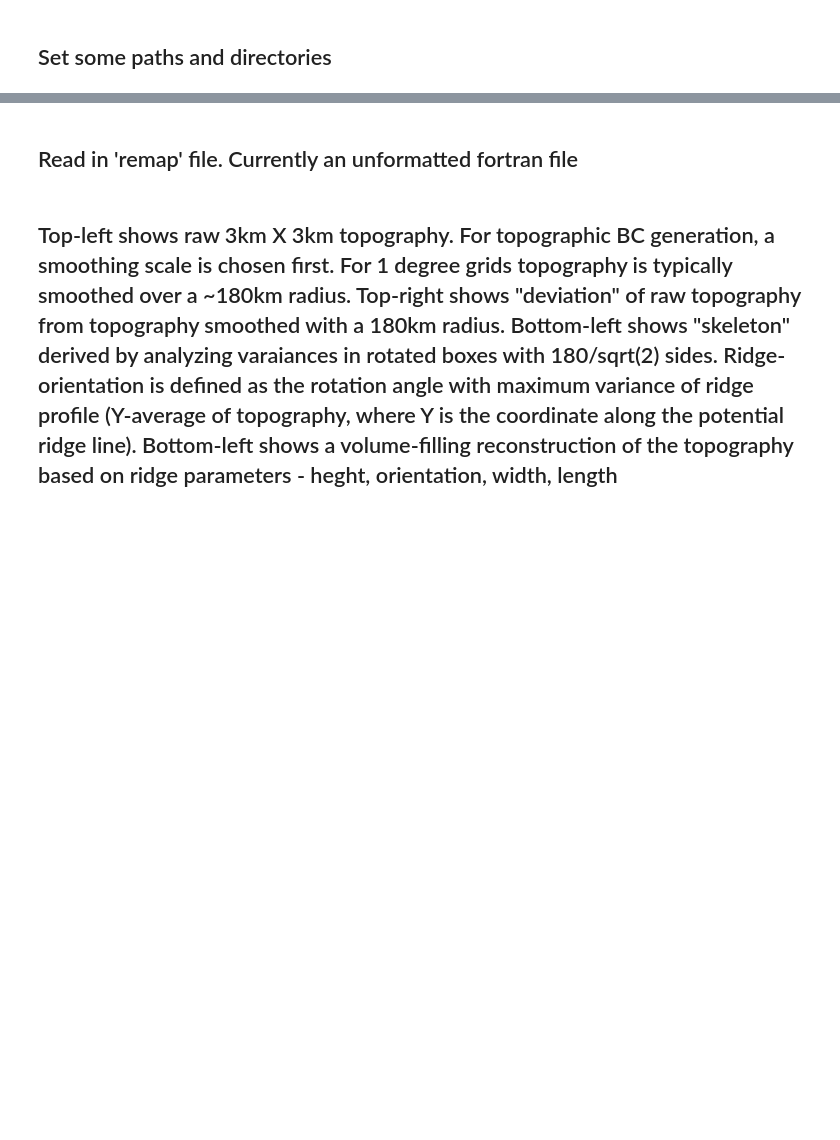
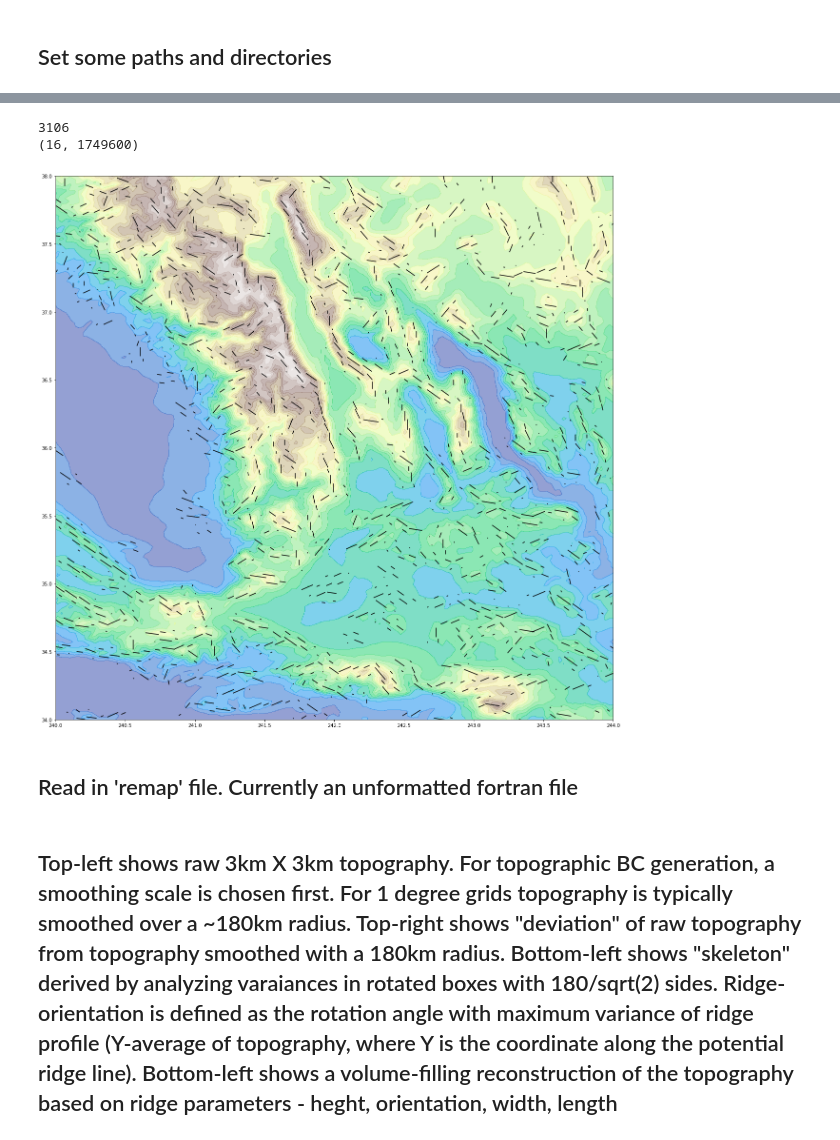
Before and after one commit to JulioTBacmeister/myPythonTools, a Jupyter notebook: TopoAna/ReadData.ipynb, the cells around one changed output, grey strips where cells are left out. Cells and saved outputs as stored; diff of their text form; code cells hidden in the pictures; blank space fills up the shorter version.

```diff
--- a/TopoAna/ReadData.ipynb
+++ b/TopoAna/ReadData.ipynb
@@ -50,0 +90,34 @@ tlons=np.reshape( topo['lon'].values , (6,nc,nc) )
+# %%
+#plt.axes( projection=ccrs.PlateCarree(central_longitude=0))
+lonrange=np.asarray([-120.,-116] )+360. #-2
+latrange=np.asarray([38,42])-4 #-4
+ip=3
+"""
+lonrange=np.asarray([0,40]) #+360 #-2
+latrange=np.asarray([-40,-0]) #-4
+ip=0
+"""
+zoo=np.where( ( (lonc<=lonrange[1])&(lonc>lonrange[0]) )&( (latc<=latrange[1])&(latc>latrange[0]) ) )
+print(len(zoo[0]))
+iroo=zoo[0]
+print(np.shape(angl))
+# %% [output]
+3106
+(16, 1749600)
+# %%
+plt.figure( figsize=(21,21))
+#plt.contour( tlons[ip,:,:],tlats[ip,:,:],dev[ip,:,:], levels=np.linspace(-100,500.,num=21), cmap='terrain' ,alpha=.5) #,
+plt.contourf( tlons[ip,:,:],tlats[ip,:,:],raw[ip,:,:], levels=np.linspace(-100,4000.,num=21), cmap='terrain',alpha=.5) #,
+plt.xlim(lonrange)
+plt.ylim(latrange)
+#plt.plot( [40,90],[0,30])
+for ir in iroo:
+    lat0,lon0 = latc[ir],lonc[ir]
+    lat1,lon1,lat2,lon2 = Po.CAMridgelet(lat=lat0 ,lon=lon0 , angll=angl[0,ir], clngt=clng[0,ir] )
+    plt.plot( [lon1,lon2] , [lat1,lat2], color='black' )
+
+
+#ax1 = fig.add_subplot(3, 4, ipoo , projection=ccrs.PlateCarree(central_longitude=0))
+#cf = ax1.contourf(xlon, xlat, gutnx[L,:,:],  levels=clevs, cmap=cmap  , transform=ccrs.PlateCarree())
+# %% [output]
+[figure, added]
```
Also changed, not shown: parts of 8 cells of this notebook, 4 other files.
